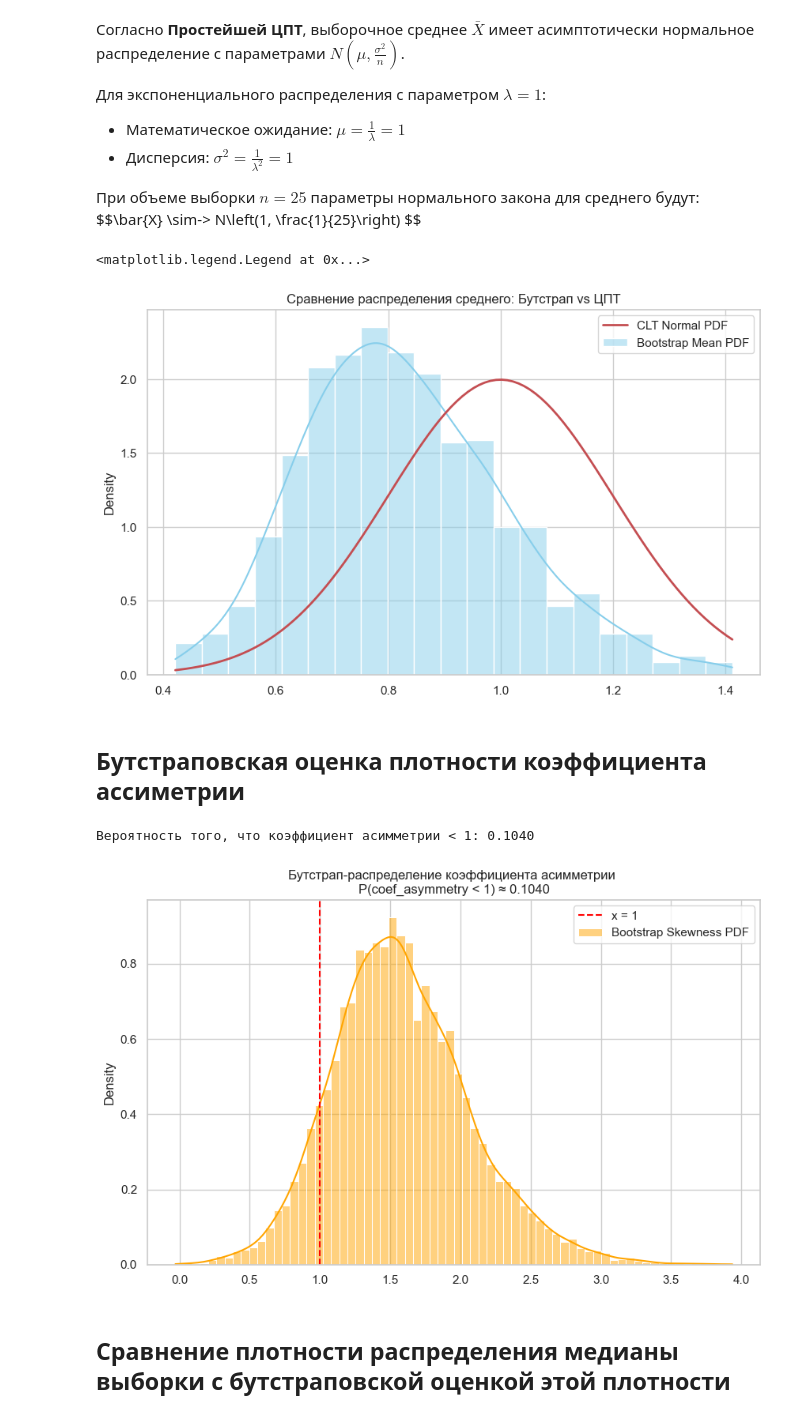
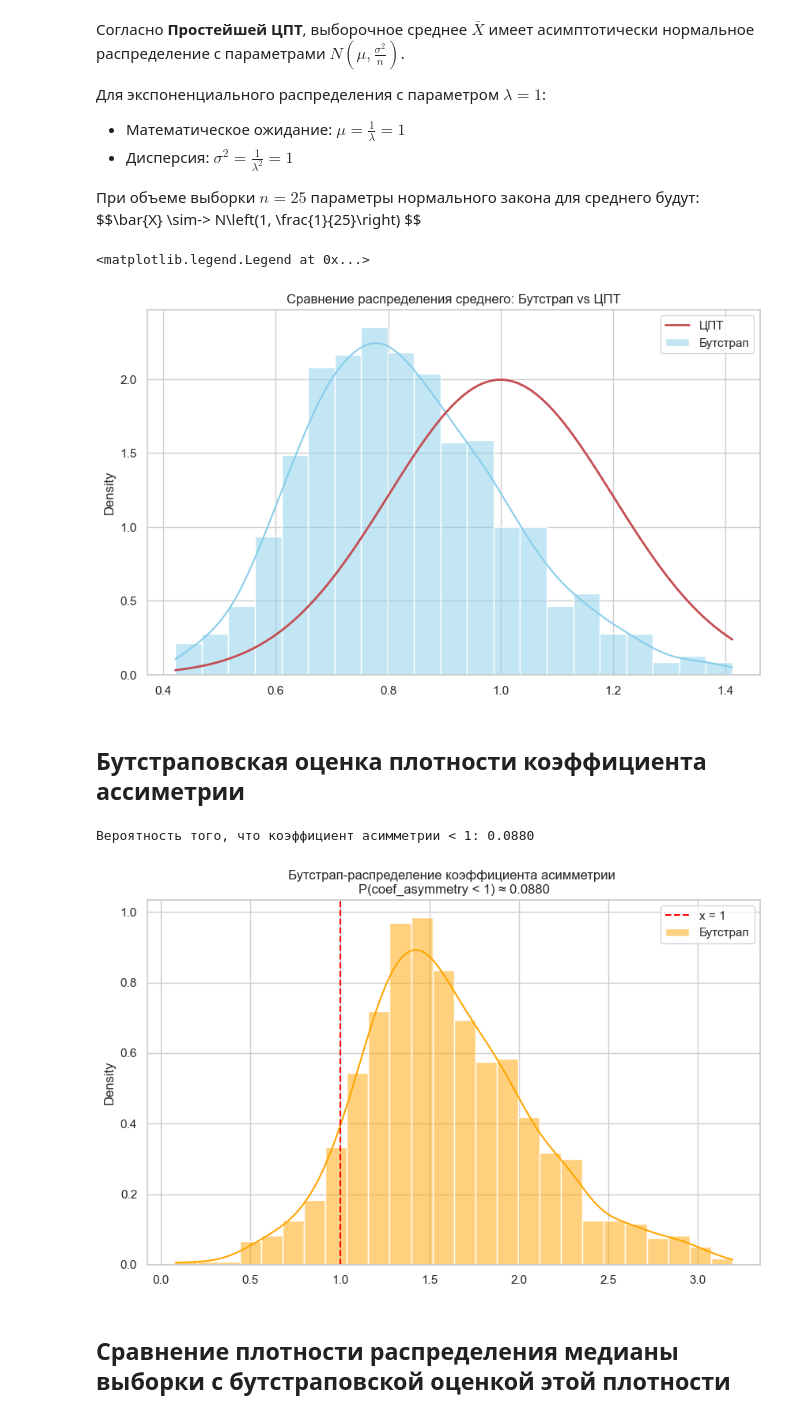
Before and after one commit to Ramil-phystech/math_statistics, a Jupyter notebook: assignment_1/task_2.ipynb, the cells around one changed output. Saved outputs shown, nothing was run; the diff lists cells and outputs as text; code cells hidden in the pictures.

```diff
--- a/assignment_1/task_2.ipynb
+++ b/assignment_1/task_2.ipynb
@@ -168,7 +168,7 @@ for _ in range(n_boot):
 plt.figure(figsize=(10, 6))
 
 # Бутстраповская оценка
-sns.histplot(bootstrap_means, kde=True, stat="density", label="Bootstrap Mean PDF", color="skyblue", alpha=0.5)
+sns.histplot(bootstrap_means, kde=True, stat="density", label="Бутстрап", color="skyblue", alpha=0.5)
 
 # Оценка по ЦПТ (Нормальное распределение)
 mu_clt = 1  # M[x] = 1
@@ -177,13 +177,13 @@ sigma_clt = np.sqrt(1 / n)
 x_clt = np.linspace(min(bootstrap_means), max(bootstrap_means), 100)
 pdf_clt = stats.norm.pdf(x_clt, loc=mu_clt, scale=sigma_clt)
 
-plt.plot(x_clt, pdf_clt, 'r-', linewidth=2, label="CLT Normal PDF")
+plt.plot(x_clt, pdf_clt, 'r-', linewidth=2, label="ЦПТ")
 
 plt.title("Сравнение распределения среднего: Бутстрап vs ЦПТ")
 plt.legend()
 # %% [output]
 <matplotlib.legend.Legend at 0x...>
-[figure, old version]
+[figure, new version]
 # %% [markdown]
 ## Бутстраповская оценка плотности коэффициента ассиметрии
 # %%
@@ -196,37 +196,37 @@ def calculate_coef_asymmetry(data):
 
     # Защита от деления на ноль (если вдруг выборка из одинаковых чисел)
     if m2_d == 0:
         return 0
 
     return m3_d / (m2_d ** 1.5)
 
 # Бутстрап
-n_boot = 10000
+n_boot = 1000
 bootstrap_coefs_asymmetry = []
 
 for _ in range(n_boot):
     # Генерация подвыборки с возвращением
     boot_sample = np.random.choice(sample, size=n, replace=True)
 
     # Расчет асимметрии
     coef_asymmetry_boot = calculate_coef_asymmetry(boot_sample)
     bootstrap_coefs_asymmetry.append(coef_asymmetry_boot)
 
 bootstrap_coefs_asymmetry = np.array(bootstrap_coefs_asymmetry)
 
 # Оценка вероятности P(coef_asymmetry < 1)
 prob_coef_asymmetry_less_1 = np.mean(bootstrap_coefs_asymmetry < 1)
 
 plt.figure(figsize=(10, 6))
-sns.histplot(bootstrap_coefs_asymmetry, kde=True, stat="density", color="orange", label="Bootstrap Skewness PDF")
+sns.histplot(bootstrap_coefs_asymmetry, kde=True, stat="density", color="orange", label="Бутстрап")
 plt.axvline(1, color='red', linestyle='--', label='x = 1')
 plt.title(f"Бутстрап-распределение коэффициента асимметрии \nP(coef_asymmetry < 1) ≈ {prob_coef_asymmetry_less_1:.4f}")
 plt.legend()
 
 print(f"Вероятность того, что коэффициент асимметрии < 1: {prob_coef_asymmetry_less_1:.4f}")
 # %% [output]
-Вероятность того, что коэффициент асимметрии < 1: 0.1040
+Вероятность того, что коэффициент асимметрии < 1: 0.0880
-[figure, old version]
+[figure, new version]
 # %% [markdown]
 ## Сравнение плотности распределения медианы выборки с бутстраповской оценкой этой плотности
 # %%
```
Also changed, not shown: parts of 1 cell of this notebook.
